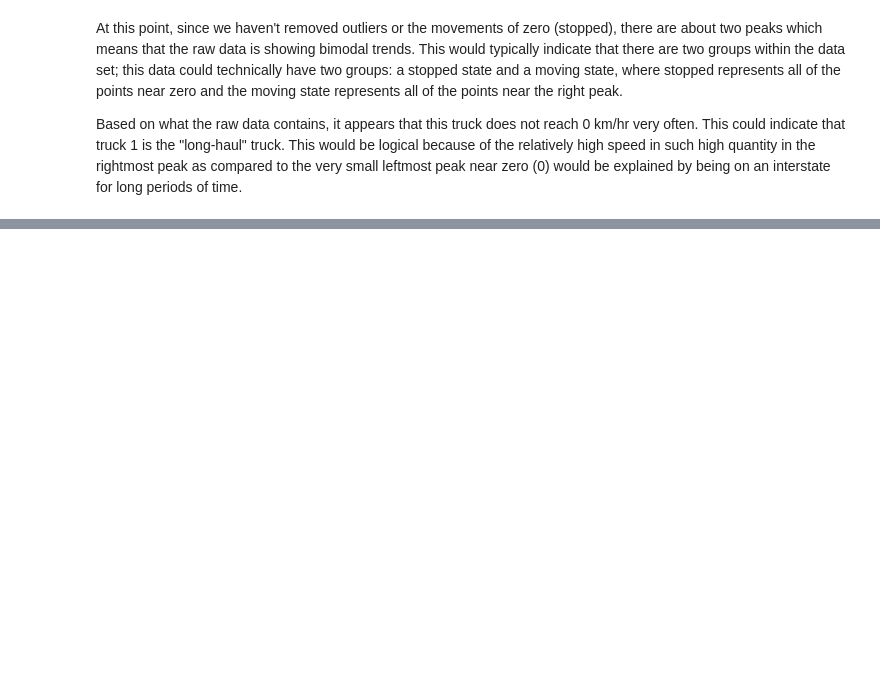
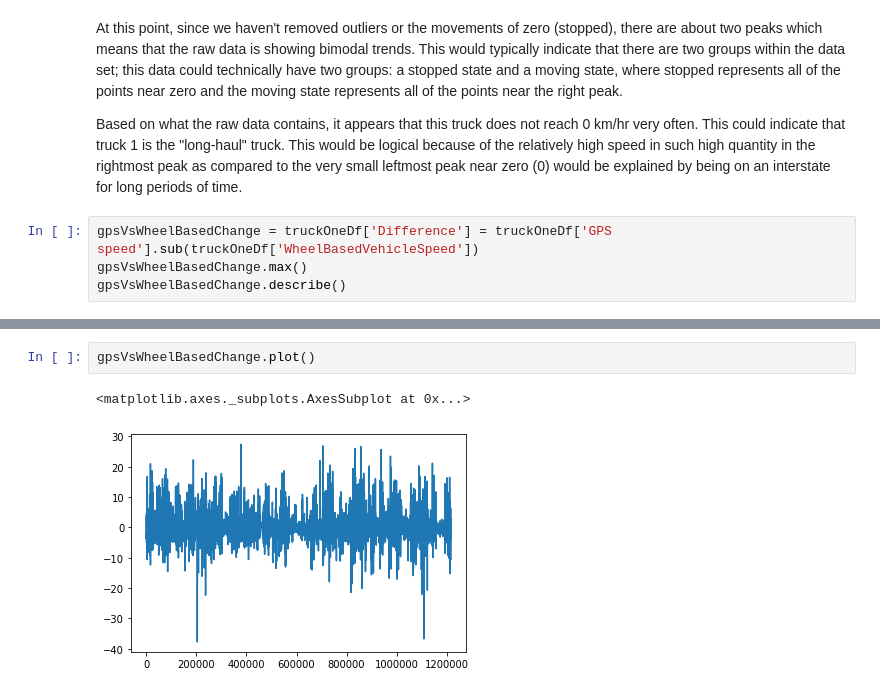
Before and after one commit to UNCG-CSE/Volvo_Truck_Analytics, a Jupyter notebook: src/Truck1GpsVsWheelBased.ipynb, the cells around one changed output, grey strips where cells are left out. Cells and saved outputs as stored; diff of their text form; blank space fills up the shorter version.

```diff
--- a/src/Truck1GpsVsWheelBased.ipynb
+++ b/src/Truck1GpsVsWheelBased.ipynb
@@ -87,3 +111,7 @@ wheelSpeedDist
 At this point, since we haven't removed outliers or the movements of zero (stopped), there are about two peaks which means that the raw data is showing bimodal trends. This would typically indicate that there are two groups within the data set; this data could technically have two groups: a stopped state and a moving state, where stopped represents all of the points near zero and the moving state represents all of the points near the right peak.
 
 Based on what the raw data contains, it appears that this truck does not reach 0 km/hr very often. This could indicate that truck 1 is the "long-haul" truck. This would be logical because of the relatively high speed in such high quantity in the rightmost peak as compared to the very small leftmost peak near zero (0) would be explained by being on an interstate for long periods of time.
+# %%
+gpsVsWheelBasedChange = truckOneDf['Difference'] = truckOneDf['GPS speed'].sub(truckOneDf['WheelBasedVehicleSpeed'])
+gpsVsWheelBasedChange.max()
+gpsVsWheelBasedChange.describe()
@@ -89,0 +128,5 @@ Based on what the raw data contains, it appears that this truck does not reach 0
+# %%
+gpsVsWheelBasedChange.plot()
+# %% [output]
+<matplotlib.axes._subplots.AxesSubplot at 0x...>
+[figure, added]
```
Also changed, not shown: parts of 3 cells of this notebook, 1 other file.
